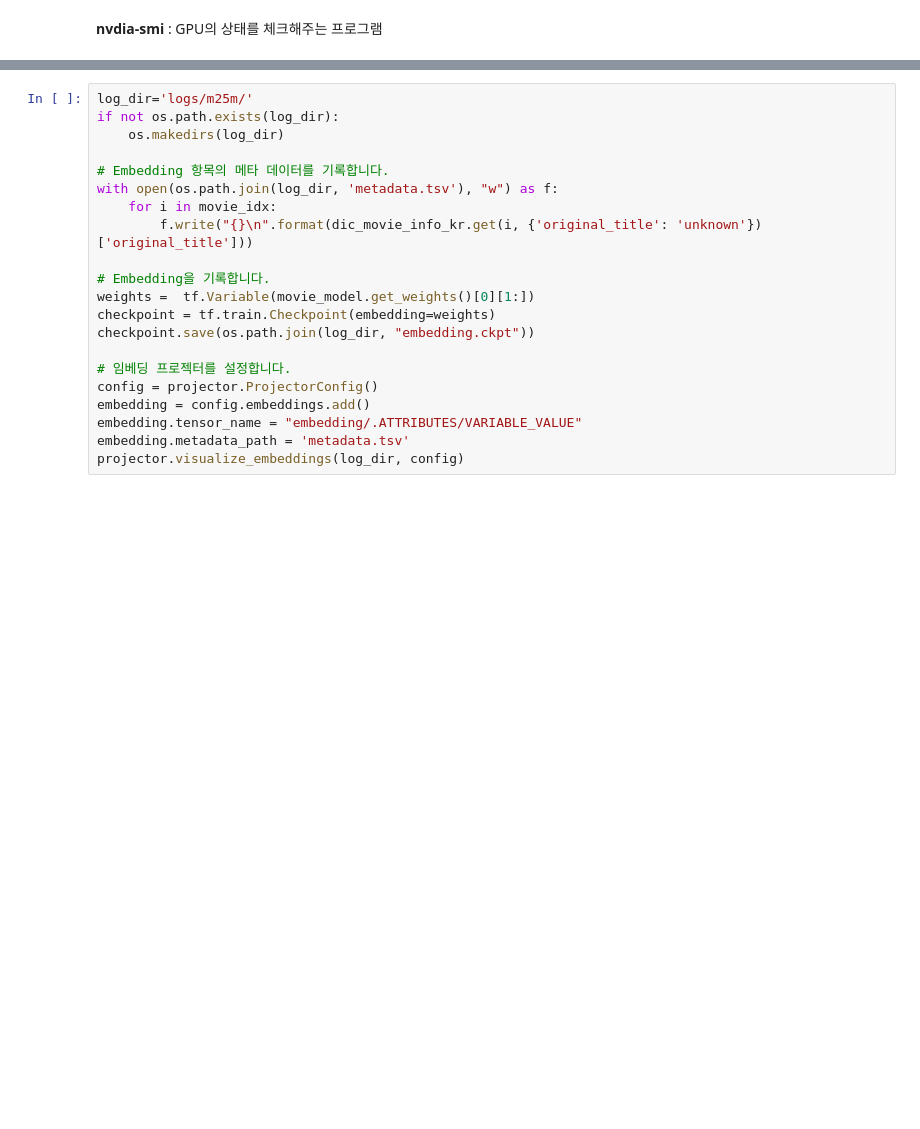
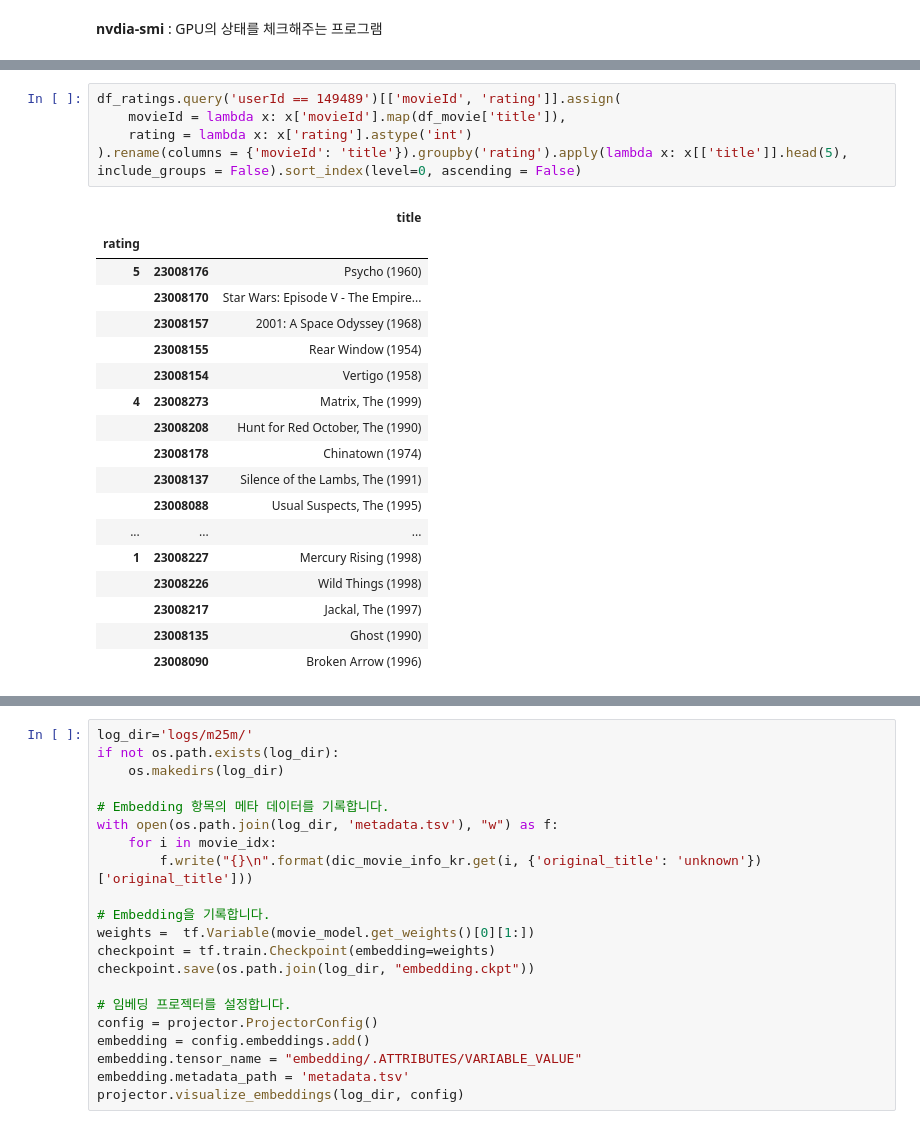
Before and after one commit to sunkusun9/rcmd_2503, a Jupyter notebook: 5.Matrix Factorization2.ipynb, the cells around one changed output, grey strips where cells are left out. Drawn from its saved outputs; the diff is of its cells as text; blank space fills up the shorter version.

```diff
--- a/5.Matrix Factorization2.ipynb
+++ b/5.Matrix Factorization2.ipynb
@@ -638,0 +664,24 @@ dtype: float64
+# %%
+df_ratings.query('userId == 149489')[['movieId', 'rating']].assign(
+    movieId = lambda x: x['movieId'].map(df_movie['title']),
+    rating = lambda x: x['rating'].astype('int')
+).rename(columns = {'movieId': 'title'}).groupby('rating').apply(lambda x: x[['title']].head(5), include_groups = False).sort_index(level=0, ascending = False)
+# %% [output]
+|  |  | title |
+| rating |  |  |
+| 5 | 23008176 | Psycho (1960) |
+|  | 23008170 | Star Wars: Episode V - The Empire... |
+|  | 23008157 | 2001: A Space Odyssey (1968) |
+|  | 23008155 | Rear Window (1954) |
+|  | 23008154 | Vertigo (1958) |
+| 4 | 23008273 | Matrix, The (1999) |
+|  | 23008208 | Hunt for Red October, The (1990) |
+|  | 23008178 | Chinatown (1974) |
+|  | 23008137 | Silence of the Lambs, The (1991) |
+|  | 23008088 | Usual Suspects, The (1995) |
+| ... | ... | ... |
+| 1 | 23008227 | Mercury Rising (1998) |
+|  | 23008226 | Wild Things (1998) |
+|  | 23008217 | Jackal, The (1997) |
+|  | 23008135 | Ghost (1990) |
+|  | 23008090 | Broken Arrow (1996) |
```
Also changed, not shown: parts of 26 cells of this notebook.
